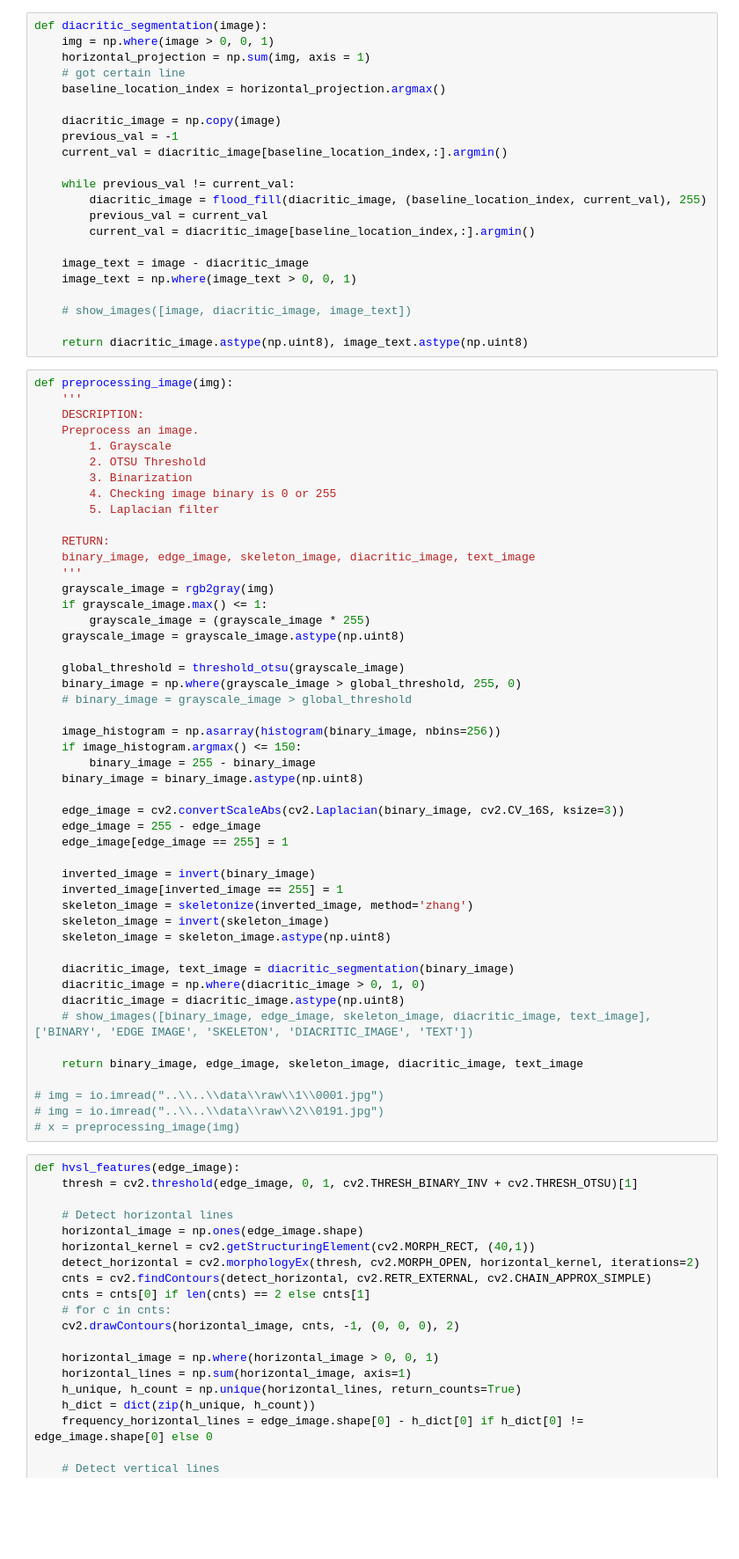
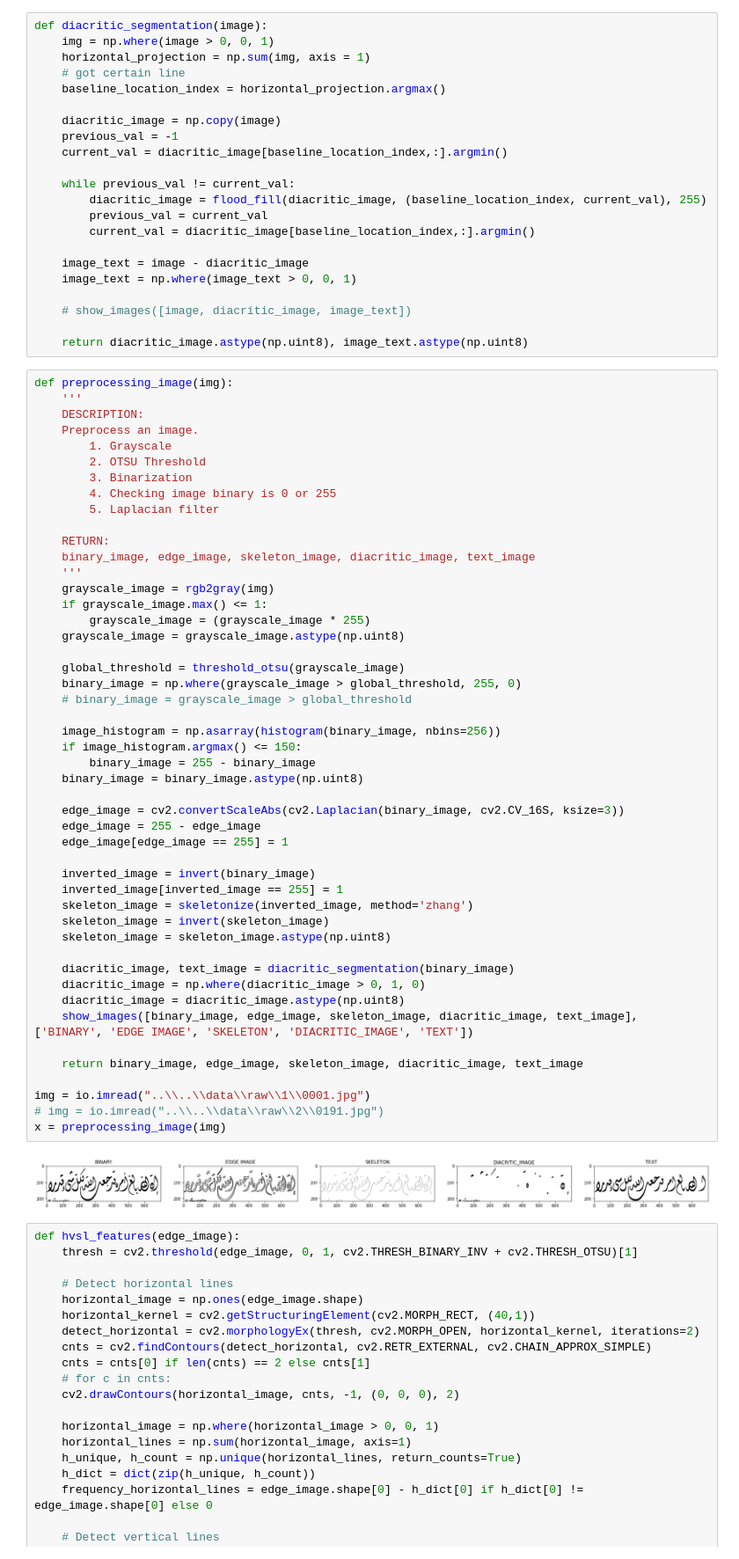
Before and after one commit to Light-House-AI/ACFI, a Jupyter notebook: notebooks/03-acs/03-acs.ipynb, the cells around one changed output. Shown at 88% size. Cells and saved outputs as stored; diff of their text form; blank space fills up the shorter version.

```diff
--- a/notebooks/03-acs/03-acs.ipynb
+++ b/notebooks/03-acs/03-acs.ipynb
@@ -108,36 +110,38 @@ def preprocessing_image(img):
     if grayscale_image.max() <= 1:
         grayscale_image = (grayscale_image * 255)
     grayscale_image = grayscale_image.astype(np.uint8)
 
     global_threshold = threshold_otsu(grayscale_image)
     binary_image = np.where(grayscale_image > global_threshold, 255, 0)
     # binary_image = grayscale_image > global_threshold
 
     image_histogram = np.asarray(histogram(binary_image, nbins=256))
     if image_histogram.argmax() <= 150:
         binary_image = 255 - binary_image
     binary_image = binary_image.astype(np.uint8)
 
     edge_image = cv2.convertScaleAbs(cv2.Laplacian(binary_image, cv2.CV_16S, ksize=3))
     edge_image = 255 - edge_image
     edge_image[edge_image == 255] = 1
 
     inverted_image = invert(binary_image)
     inverted_image[inverted_image == 255] = 1
     skeleton_image = skeletonize(inverted_image, method='zhang')
     skeleton_image = invert(skeleton_image)
     skeleton_image = skeleton_image.astype(np.uint8)
 
     diacritic_image, text_image = diacritic_segmentation(binary_image)
     diacritic_image = np.where(diacritic_image > 0, 1, 0)
     diacritic_image = diacritic_image.astype(np.uint8)
-    # show_images([binary_image, edge_image, skeleton_image, diacritic_image, text_image], ['BINARY', 'EDGE IMAGE', 'SKELETON', 'DIACRITIC_IMAGE', 'TEXT'])
+    show_images([binary_image, edge_image, skeleton_image, diacritic_image, text_image], ['BINARY', 'EDGE IMAGE', 'SKELETON', 'DIACRITIC_IMAGE', 'TEXT'])
 
     return binary_image, edge_image, skeleton_image, diacritic_image, text_image
 
-# img = io.imread("..\\..\\data\\raw\\1\\0001.jpg")
+img = io.imread("..\\..\\data\\raw\\1\\0001.jpg")
 # img = io.imread("..\\..\\data\\raw\\2\\0191.jpg")
-# x = preprocessing_image(img)
+x = preprocessing_image(img)
+# %% [output]
+[figure, added]
 # %%
 def hvsl_features(edge_image):
     thresh = cv2.threshold(edge_image, 0, 1, cv2.THRESH_BINARY_INV + cv2.THRESH_OTSU)[1]
```
Also changed, not shown: parts of 20 cells of this notebook.
